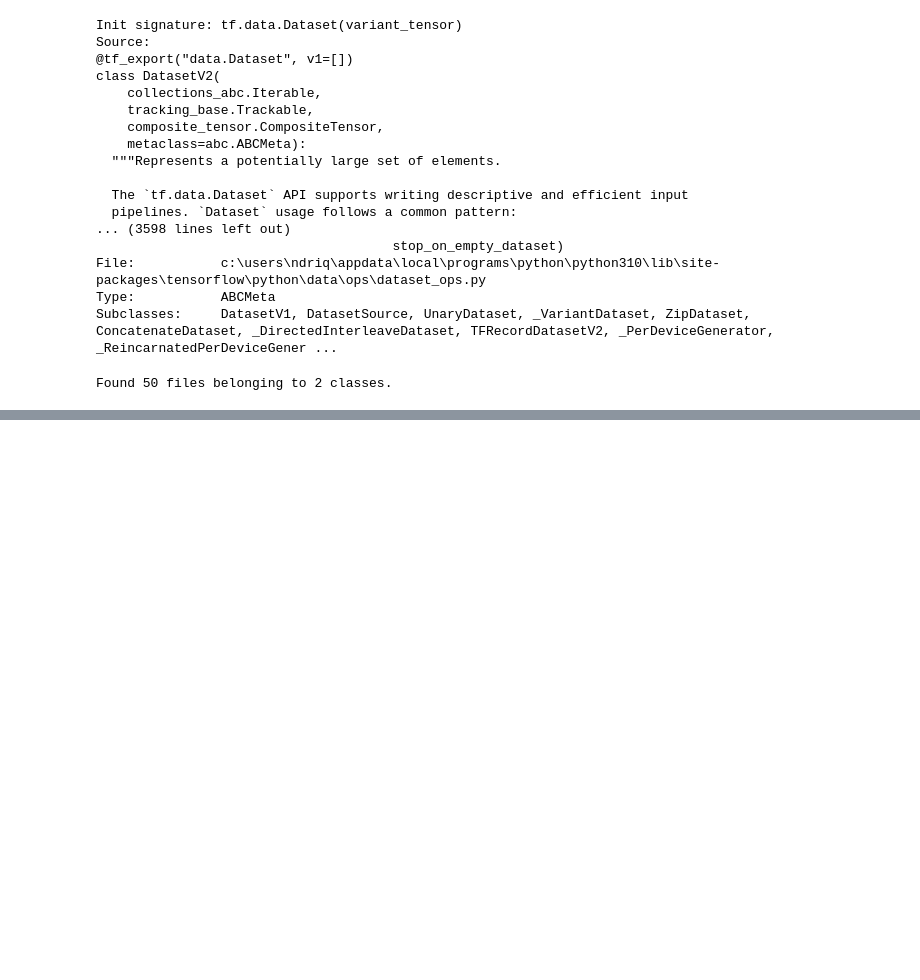
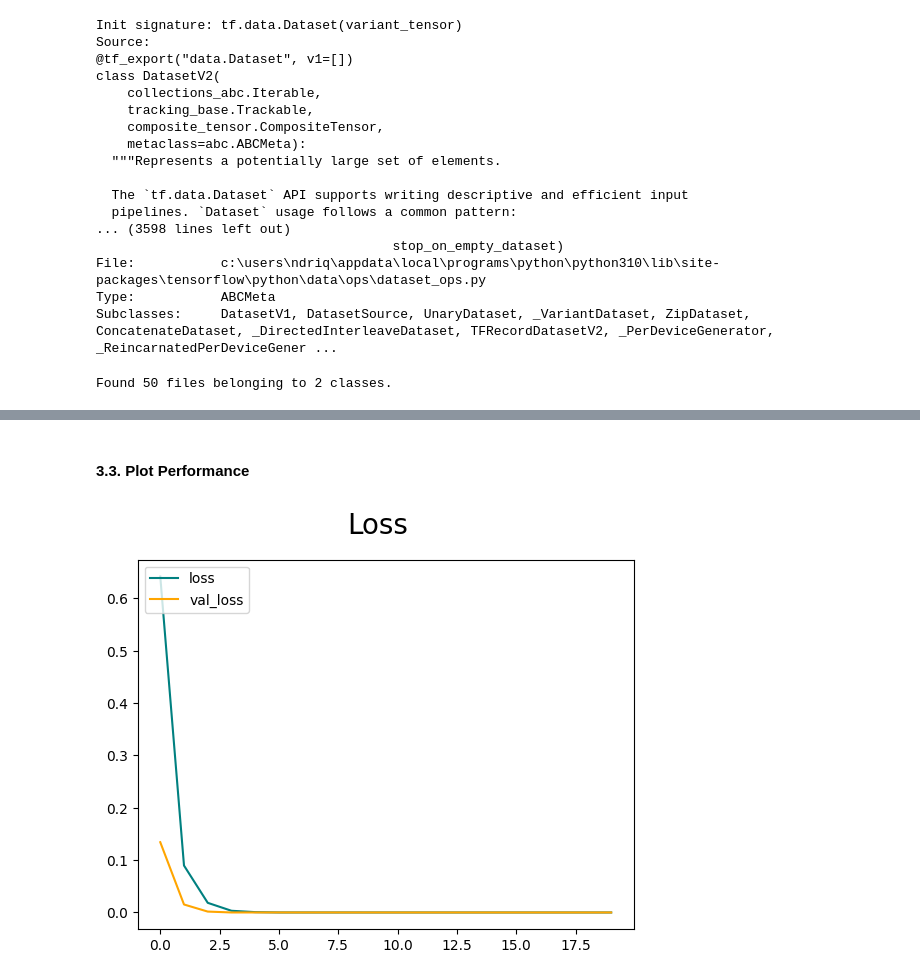
Before and after one commit to Ndriqim-H/Traffic, a Jupyter notebook: Notebook.ipynb, the cells around one changed output, grey strips where cells are left out. Drawn from its saved outputs; the diff is of its cells as text; code cells hidden in the pictures; blank space fills up the shorter version.

```diff
--- a/Notebook.ipynb
+++ b/Notebook.ipynb
@@ -61,0 +143,16 @@ for idx, img in enumerate(batch[0][:4]):
+# %%
+model.add(Conv2D(16, (3, 3), 1, activation='relu', input_shape=(256, 256, 3)))
+model.add(MaxPooling2D())
+
+model.add(Conv2D(32, (3, 3), 1, activation='relu'))
+model.add(MaxPooling2D())
+
+model.add(Conv2D(16, (3, 3), 1, activation='relu'))
+model.add(MaxPooling2D())
+
+model.add(Flatten())
+
+model.add(Dense(256, activation='relu'))
+model.add(Dense(1, activation='sigmoid'))
+# %%
+model.compile(optimizer='adam', loss='binary_crossentropy', metrics=['accuracy'])
@@ -61,0 +181,5 @@ for idx, img in enumerate(batch[0][:4]):
+# %%
+logdir = 'logs'
+tensorboard_callback = tf.keras.callbacks.TensorBoard(logdir)
+# %%
+hist = model.fit(train, validation_data=val, epochs=20, callbacks=[tensorboard_callback])
@@ -61,0 +224,11 @@ for idx, img in enumerate(batch[0][:4]):
+# %% [markdown]
+#### 3.3. Plot Performance
+# %%
+fig = plt.figure()
+plt.plot(hist.history['loss'], label='loss', color='teal')
+plt.plot(hist.history['val_loss'], label='val_loss', color='orange')
+fig.suptitle('Loss', fontsize=20)
+plt.legend(loc='upper left')
+plt.show()
+# %% [output]
+[figure, added]
```
Also changed, not shown: parts of 50 cells of this notebook, 3 other files.
